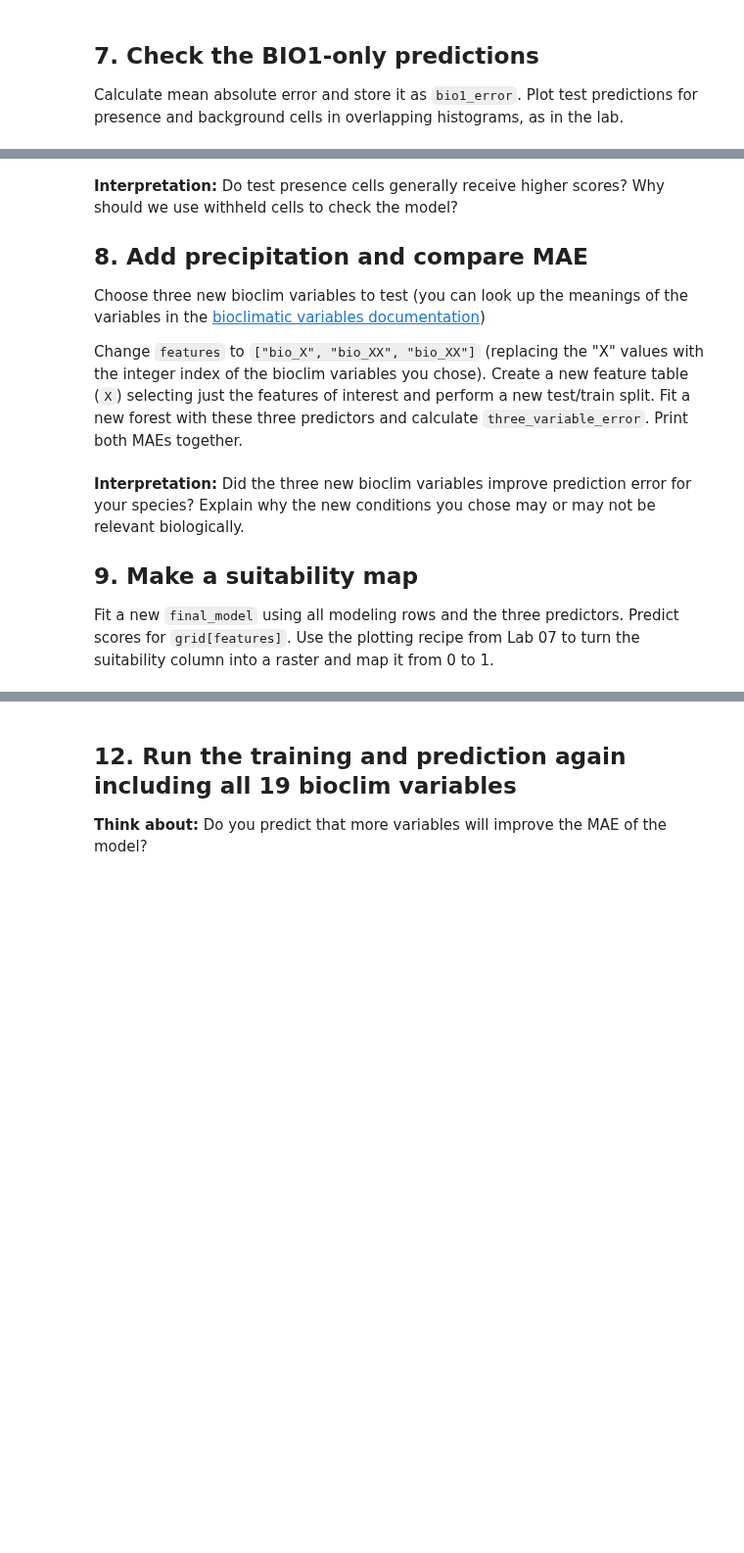
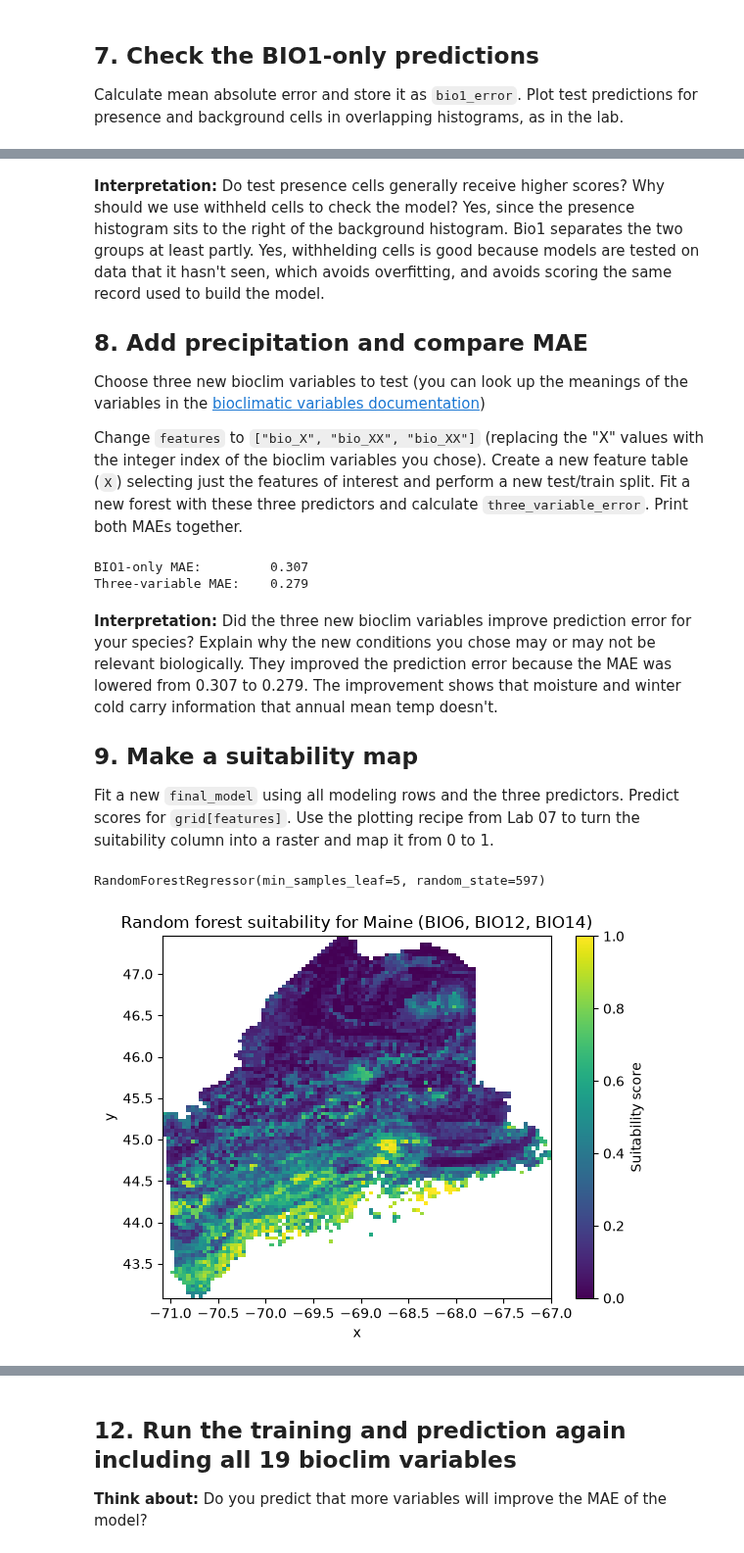
Before and after one commit to Ruddyduck13/BIO597-SpatialBiodiversity, a Jupyter notebook: docs/assignments/Assignment-07-MachineLearningSDM.ipynb, the cells around one changed output, grey strips where cells are left out. Shown at 98% size. Drawn from its saved outputs; the diff is of its cells as text; code cells hidden in the pictures; blank space fills up the shorter version.

```diff
--- a/docs/assignments/Assignment-07-MachineLearningSDM.ipynb
+++ b/docs/assignments/Assignment-07-MachineLearningSDM.ipynb
@@ -36,3 +94,6 @@ target_species = "YOUR SPECIES HERE"
 As in Lab 07, make a list called `climate_variables` containing `bio_1` through `bio_19`. We will choose the model predictors after preparing the modeling table.
 # %%
 # Create climate_variables and display these columns at your species' records.
+climate_variables = ["bio_" + str(number) for number in range(1, 20)]
+
+presence[climate_variables].head()
@@ -91,5 +241,6 @@ Calculate mean absolute error and store it as `bio1_error`. Plot test prediction
 # %% [markdown]
 **Interpretation:** Do test presence cells generally receive higher scores? Why should we use withheld cells to check the model?
+Yes, since the presence histogram sits to the right of the background histogram. Bio1 separates the two groups at least partly. Yes, withhelding cells is good because models are tested on data that it hasn't seen, which avoids overfitting, and avoids scoring the same record used to build the model.
 
 ## 8. Add precipitation and compare MAE
 
@@ -105,6 +270,14 @@ index of the bioclim variables you chose). Create a new feature table (`X`) sele
+# %%
+three_variable_error = mean_absolute_error(y_test, three_variable_pred)
+
+print(f"BIO1-only MAE:         {bio1_error:.3f}")
+print(f"Three-variable MAE:    {three_variable_error:.3f}")
+# %% [output]
+BIO1-only MAE:         0.307
+Three-variable MAE:    0.279
 # %% [markdown]
 **Interpretation:** Did the three new bioclim variables improve prediction error for your species? Explain why the new conditions you chose may or may not be relevant biologically.
-
+They improved the prediction error because the MAE was lowered from 0.307 to 0.279. The improvement shows that moisture and winter cold carry information that annual mean temp doesn't.
 ## 9. Make a suitability map
 
 Fit a new `final_model` using all modeling rows and the three predictors. Predict scores for `grid[features]`. Use the plotting recipe from Lab 07 to turn the suitability column into a raster and map it from 0 to 1.
@@ -112,5 +285,32 @@ Fit a new `final_model` using all modeling rows and the three predictors. Predic
 # Update X to include all three predictors.
 # Fit final_model with the same forest settings.
 # Add grid["suitability"], convert it to a raster named suitability, and plot it.
+features = ["bio_6", "bio_12", "bio_14"]
+X = model_data[features]
+y = model_data["observed"]
+# %%
+final_model = RandomForestRegressor(
+    n_estimators=100,
+    min_samples_leaf=5,
+    random_state=597,
+)
+final_model.fit(X, y)
+# %% [output]
+RandomForestRegressor(min_samples_leaf=5, random_state=597)
+# %%
+grid["suitability"] = final_model.predict(grid[features])
+# %%
+suitability = grid.set_index(["y", "x"])["suitability"].to_xarray()
+
+suitability.plot(
+    vmin=0,
+    vmax=1,
+    cmap="viridis",
+    cbar_kwargs={"label": "Suitability score"},
+)
+plt.title("Random forest suitability for Maine (BIO6, BIO12, BIO14)")
+plt.show()
+# %% [output]
+[figure, added]
 # %% [markdown]
 **Interpretation:** Which parts of Maine receive high scores? Why should we describe these as relative suitability rather than probability of occurrence?
```
Also changed, not shown: parts of 28 cells of this notebook, 1 other file.
